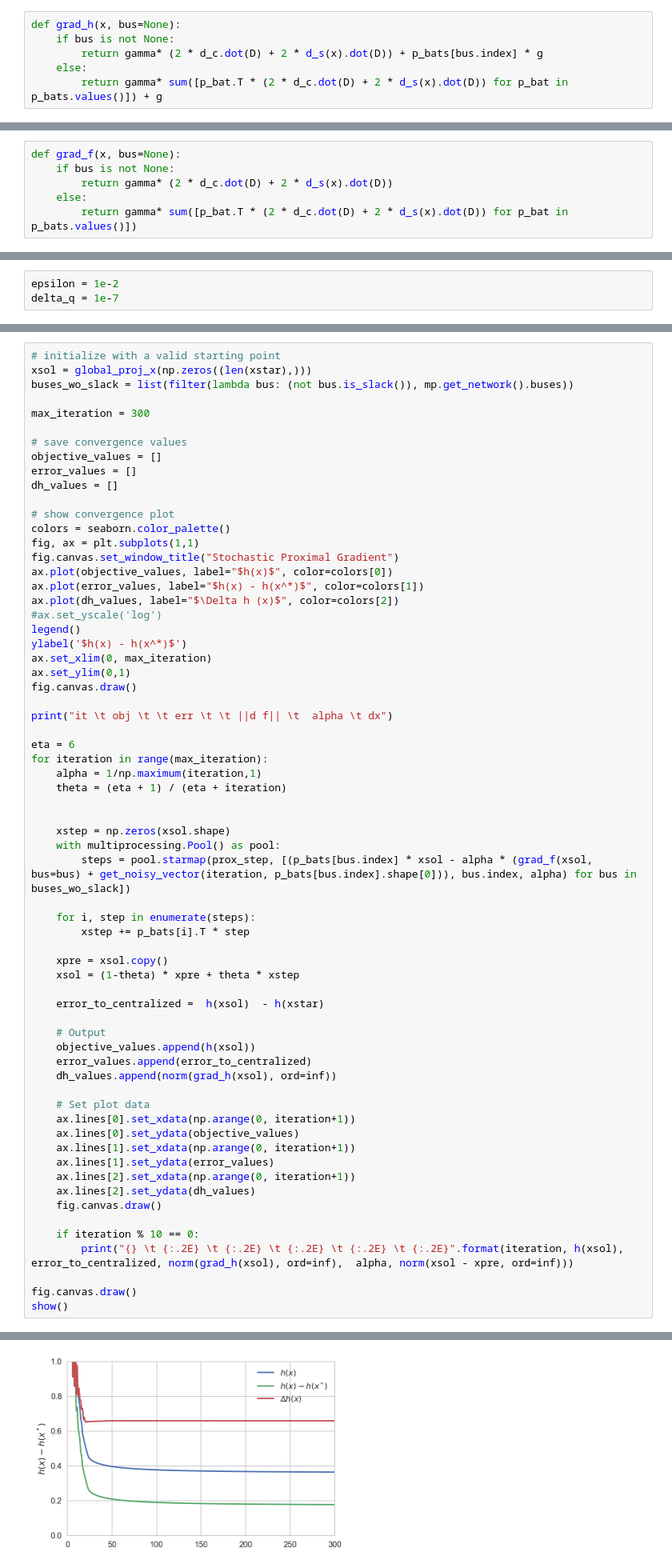
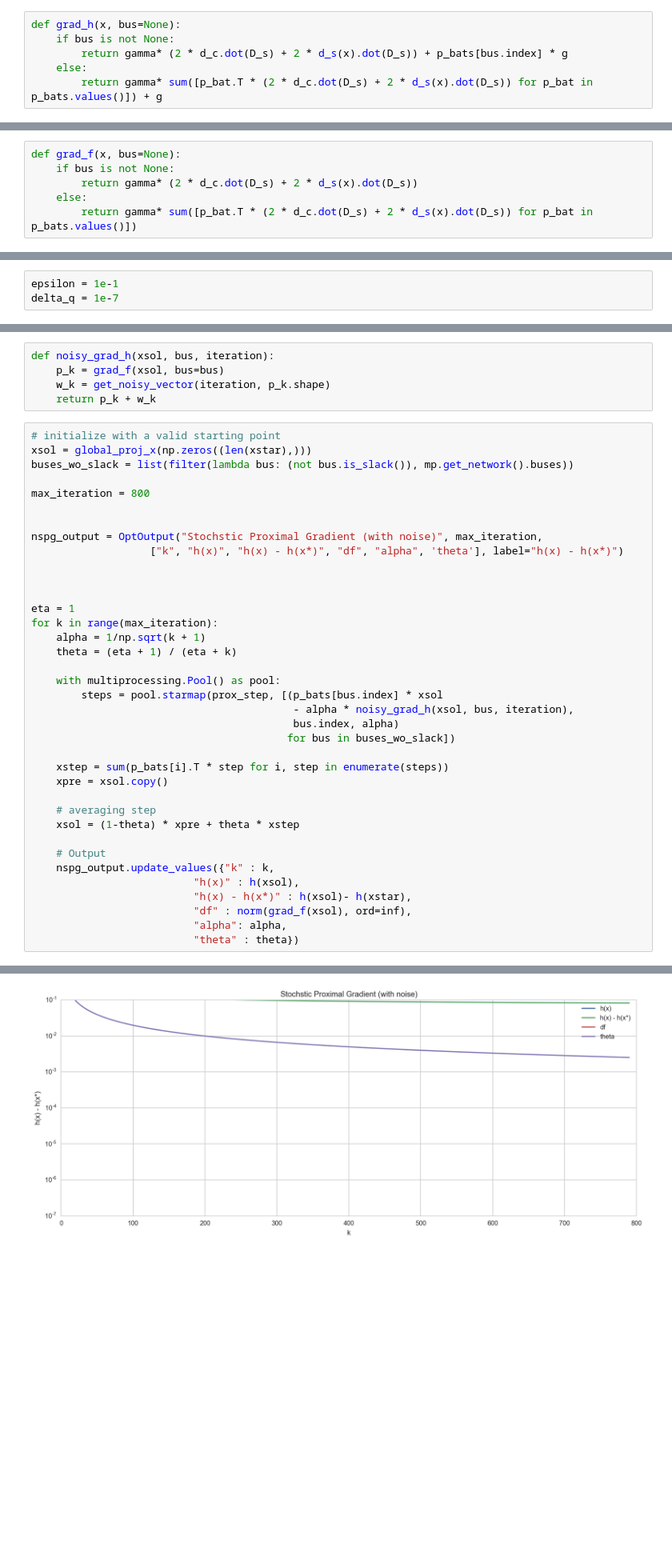
Before and after one commit to martinzellner/mp-pfnet, a Jupyter notebook: Load Variance.ipynb, the cells around one changed output, grey strips where cells are left out. Shown at 80% size. Saved outputs shown, nothing was run; the diff lists cells and outputs as text; blank space fills up the shorter version.

```diff
--- a/Load Variance.ipynb
+++ b/Load Variance.ipynb
@@ -402,9 +402,9 @@ $$ \nabla h_i (x) = \gamma ( 2 d_c^\top D + 2 d_s(x)^\top D) + P_{b, i} g \\
 # %%
 def grad_h(x, bus=None):
     if bus is not None:
-        return gamma* (2 * d_c.dot(D) + 2 * d_s(x).dot(D)) + p_bats[bus.index] * g
+        return gamma* (2 * d_c.dot(D_s) + 2 * d_s(x).dot(D_s)) + p_bats[bus.index] * g
     else:
-        return gamma* sum([p_bat.T * (2 * d_c.dot(D) + 2 * d_s(x).dot(D)) for p_bat in p_bats.values()]) + g
+        return gamma* sum([p_bat.T * (2 * d_c.dot(D_s) + 2 * d_s(x).dot(D_s)) for p_bat in p_bats.values()]) + g
 # %% [markdown]
 ## Check Gradient
 # %%
@@ -608,9 +633,9 @@ Gradient of $f(x)$ (the load profile smoothing term)
 # %%
 def grad_f(x, bus=None):
     if bus is not None:
-        return gamma* (2 * d_c.dot(D) + 2 * d_s(x).dot(D))
+        return gamma* (2 * d_c.dot(D_s) + 2 * d_s(x).dot(D_s))
     else:
-        return gamma* sum([p_bat.T * (2 * d_c.dot(D) + 2 * d_s(x).dot(D)) for p_bat in p_bats.values()])
+        return gamma* sum([p_bat.T * (2 * d_c.dot(D_s) + 2 * d_s(x).dot(D_s)) for p_bat in p_bats.values()])
 # %% [markdown]
 proximal operator
 
@@ -812,5 +814,5 @@ $\mu = F(D)$
 # %%
-epsilon = 1e-2
+epsilon = 1e-1
 delta_q = 1e-7
 # %% [markdown]
 Nosiy Gradient of $h'(x)$ at bus $i$
@@ -838,66 +829,43 @@ array([  1.12259822e-05,  -6.44965138e-06,  -7.87484170e-07,
+# %%
+def noisy_grad_h(xsol, bus, iteration):
+    p_k = grad_f(xsol, bus=bus)
+    w_k = get_noisy_vector(iteration, p_k.shape)
+    return p_k + w_k
 # %%
 # initialize with a valid starting point
 xsol = global_proj_x(np.zeros((len(xstar),)))
 buses_wo_slack = list(filter(lambda bus: (not bus.is_slack()), mp.get_network().buses))
 
-max_iteration = 300
-
-# save convergence values
-objective_values = []
-error_values = []
-dh_values = []
-
-# show convergence plot
-colors = seaborn.color_palette()
-fig, ax = plt.subplots(1,1)
-fig.canvas.set_window_title("Stochastic Proximal Gradient")
-ax.plot(objective_values, label="$h(x)$", color=colors[0])
-ax.plot(error_values, label="$h(x) - h(x^*)$", color=colors[1])
-ax.plot(dh_values, label="$\Delta h (x)$", color=colors[2])
-#ax.set_yscale('log')
-legend()
-ylabel('$h(x) - h(x^*)$')
-ax.set_xlim(0, max_iteration)
-ax.set_ylim(0,1)
-fig.canvas.draw()
-
-print("it \t obj \t \t err \t \t ||d f|| \t  alpha \t dx")
-
-eta = 6
-for iteration in range(max_iteration):
-    alpha = 1/np.maximum(iteration,1)
-    theta = (eta + 1) / (eta + iteration)
+max_iteration = 800
 
 
-    xstep = np.zeros(xsol.shape)
+nspg_output = OptOutput("Stochstic Proximal Gradient (with noise)", max_iteration,
+                   ["k", "h(x)", "h(x) - h(x*)", "df", "alpha", 'theta'], label="h(x) - h(x*)")
+
+
+
+eta = 1
+for k in range(max_iteration):
+    alpha = 1/np.sqrt(k + 1)
+    theta = (eta + 1) / (eta + k)
+
     with multiprocessing.Pool() as pool:
-        steps = pool.starmap(prox_step, [(p_bats[bus.index] * xsol - alpha * (grad_f(xsol, bus=bus) + get_noisy_vector(iteration, p_bats[bus.index].shape[0])), bus.index, alpha) for bus in buses_wo_slack])
+        steps = pool.starmap(prox_step, [(p_bats[bus.index] * xsol
+                                          - alpha * noisy_grad_h(xsol, bus, iteration),
+                                          bus.index, alpha)
+                                         for bus in buses_wo_slack])
 
-    for i, step in enumerate(steps):
-        xstep += p_bats[i].T * step
+    xstep = sum(p_bats[i].T * step for i, step in enumerate(steps))
+    xpre = xsol.copy()
 
-    xpre = xsol.copy()
+    # averaging step
     xsol = (1-theta) * xpre + theta * xstep
 
-    error_to_centralized =  h(xsol)  - h(xstar)
-
     # Output
-    objective_values.append(h(xsol))
-    error_values.append(error_to_centralized)
-    dh_values.append(norm(grad_h(xsol), ord=inf))
-
-    # Set plot data
-    ax.lines[0].set_xdata(np.arange(0, iteration+1))
-    ax.lines[0].set_ydata(objective_values)
-    ax.lines[1].set_xdata(np.arange(0, iteration+1))
-    ax.lines[1].set_ydata(error_values)
-    ax.lines[2].set_xdata(np.arange(0, iteration+1))
-    ax.lines[2].set_ydata(dh_values)
-    fig.canvas.draw()
-
-    if iteration % 10 == 0:
-        print("{} \t {:.2E} \t {:.2E} \t {:.2E} \t {:.2E} \t {:.2E}".format(iteration, h(xsol), error_to_centralized, norm(grad_h(xsol), ord=inf),  alpha, norm(xsol - xpre, ord=inf)))
-
-fig.canvas.draw()
-show()
+    nspg_output.update_values({"k" : k,
+                          "h(x)" : h(xsol),
+                          "h(x) - h(x*)" : h(xsol)- h(xstar),
+                          "df" : norm(grad_f(xsol), ord=inf),
+                          "alpha": alpha,
+                          "theta" : theta})
 # %% [output]
@@ -922 +932 @@ it       obj             err             ||d f||          alpha          dx
-[figure, old version]
+[figure, new version]
```
Also changed, not shown: parts of 23 cells of this notebook.
